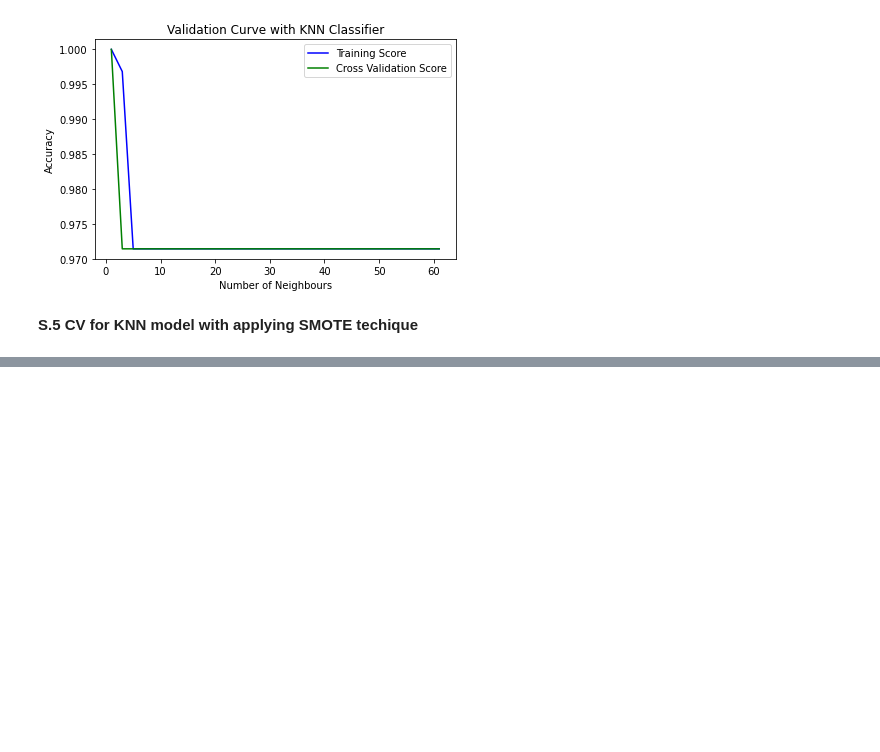
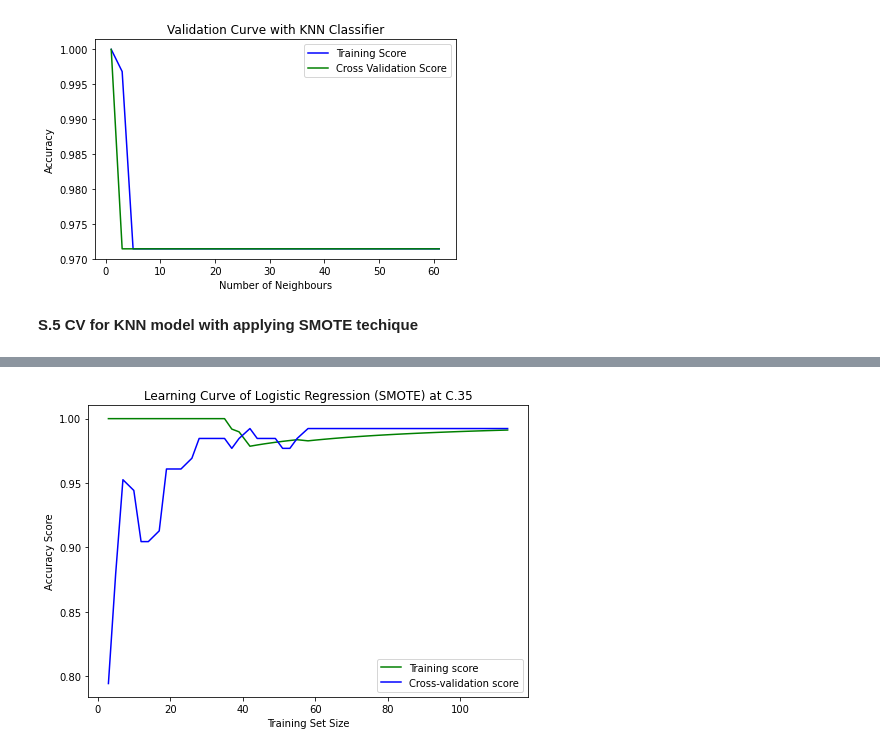
Before and after one commit to TermProject702/Flooding702, a Jupyter notebook: Model.ipynb, the cells around one changed output, grey strips where cells are left out. Drawn from its saved outputs; the diff is of its cells as text; code cells hidden in the pictures; blank space fills up the shorter version.

Commit message:
Learning curve of LR model

```diff
--- a/Model.ipynb
+++ b/Model.ipynb
@@ -1007,0 +1045,23 @@ plt.show()
+# %%
+train_sizes, train_scores, test_scores = learning_curve(Lr, X_over_train_C, y_over_train_C
+                                                        ,cv=10, scoring='accuracy'
+                                                        , n_jobs=-1
+                                                        , train_sizes=np.linspace(0.01, 1.0, 50))
+train_mean = np.mean(train_scores, axis=1)
+train_std = np.std(train_scores, axis=1)
+test_mean = np.mean(test_scores, axis=1)
+test_std = np.std(test_scores, axis=1)
+
+plt.subplots(1, figsize=(7,5))
+plt.plot(train_sizes, train_mean, 'b', color="g",  label="Training score")
+plt.plot(train_sizes, test_mean, color="b", label="Cross-validation score")
+
+plt.title("Learning Curve of Logistic Regression (SMOTE) at C.35")
+plt.xlabel("Training Set Size")
+plt.ylabel("Accuracy Score"), plt.legend(loc="best")
+plt.tight_layout()
+plt.show()
+
+# C.35
+# %% [output]
+[figure, added]
```
Also changed, not shown: parts of 16 cells of this notebook.
